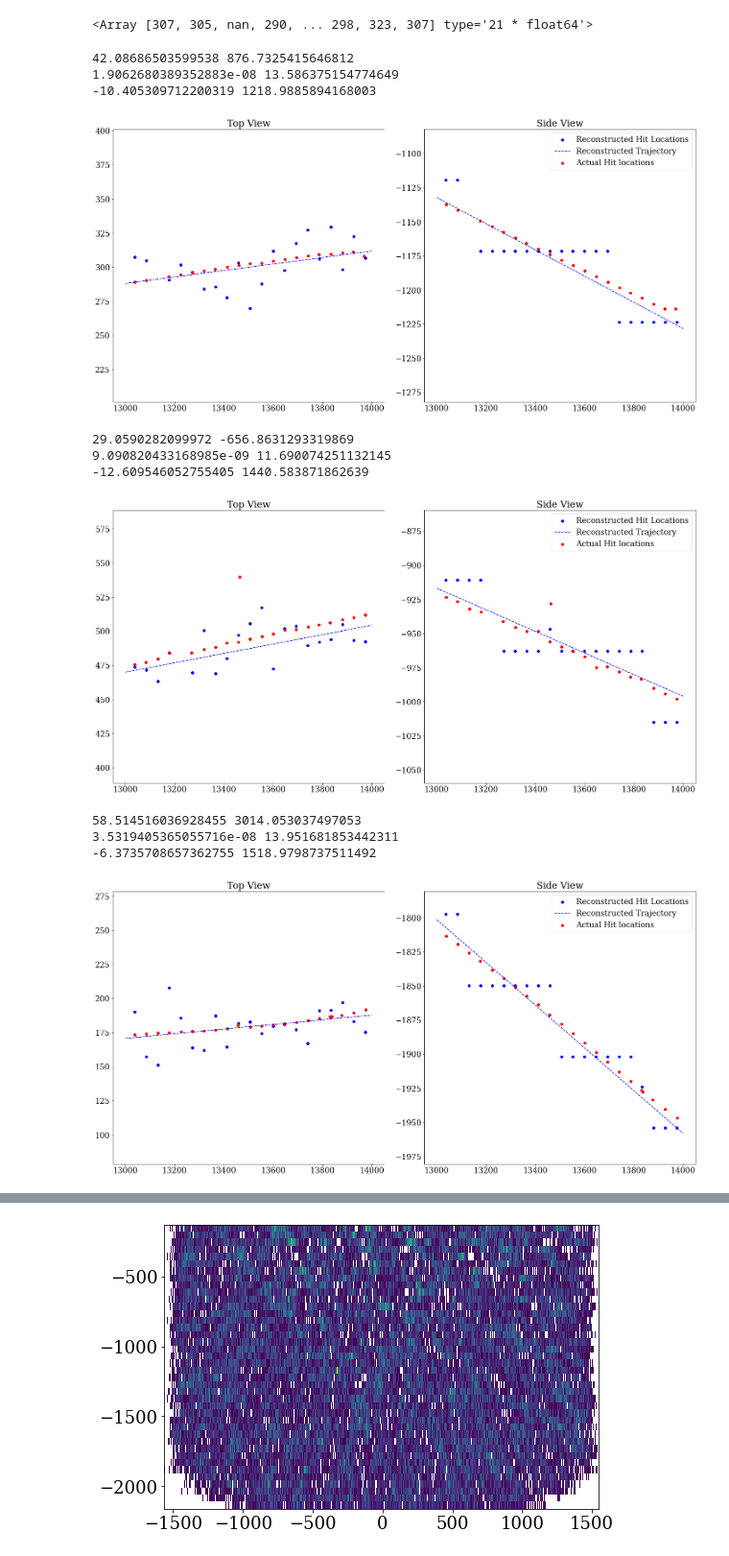
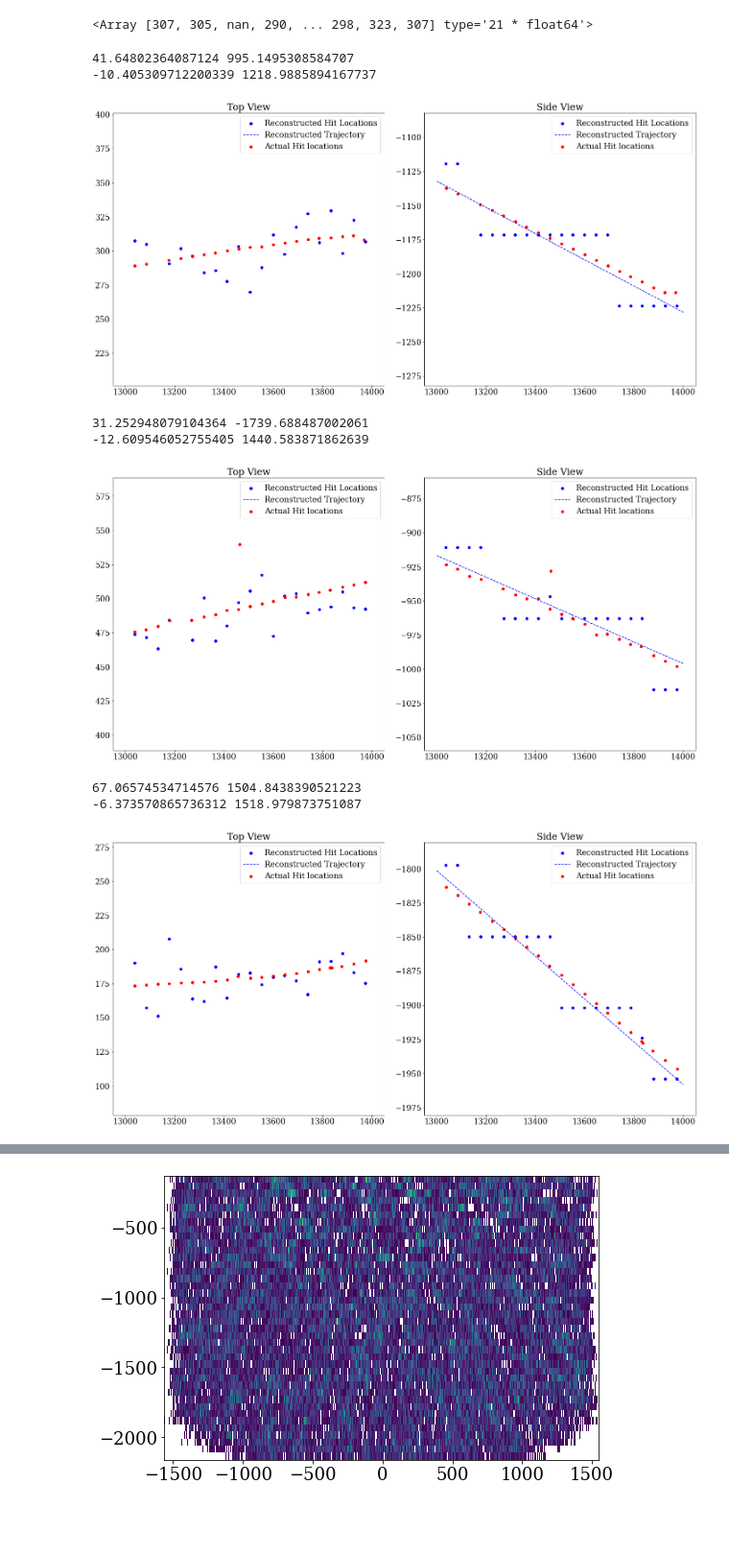
Before and after one commit to peckalec/SiPM-Studies, a Jupyter notebook: fcal_muon_GEMC.ipynb, the cells around one changed output, grey strips where cells are left out. Shown at 96% size. Cells and saved outputs as stored; diff of their text form; code cells hidden in the pictures; blank space fills up the shorter version.

```diff
--- a/fcal_muon_GEMC.ipynb
+++ b/fcal_muon_GEMC.ipynb
@@ -533,3 +533,6 @@ for i in range(len(nEnergies)):
 [figure]
 mu = -0.00, sigma = 16.44
 [figure]
+# %%
+obs = (components[i][MIPcut[i]][hitscut[i]])
+obs
@@ -535,0 +541,3 @@ mu = -0.00, sigma = 16.44
+# %%
+obs_bar = ak.mean(obs)
+obs_bar
@@ -535,0 +546,4 @@ mu = -0.00, sigma = 16.44
+# %%
+y = (avg_ys[i][MIPcut[i]][hitscut[i]])
+y_bar = ak.mean(y)
+y_bar
@@ -539,8 +575,11 @@ for i in range(len(nEnergies)):
     #for sigtype,label, formula in (("TDC","TDCR-TDCL",(TDCR_vals[i][MIPcut[i]]-TDCL_vals[i][MIPcut[i]])[hitscut[i]]),
     y = (avg_ys[i][MIPcut[i]][hitscut[i]])
     obs=(components[i][MIPcut[i]][hitscut[i]])
-    m= (ak.count(y)*np.sum(y*obs)-np.sum(y)*np.sum(obs))/(ak.count(y)*np.sum(y*y)-np.sum(y)**2)
-    b = np.sum(obs-m*y)/ak.count(y)
+    y_bar = ak.mean(y)
+    obs_bar = ak.mean(obs)
+
+    m = ak.sum((y-y_bar)*(obs-obs_bar))/ak.sum((y-y_bar)**2)
+    b = obs_bar-m*y_bar
     print(f"m = {m:.2f},b = {b:.2f}")
     fig, ax = plt.subplots(1,3,figsize=(21,7))
     fig.suptitle(f"Muon Energy: {nEnergies[i]} GeV")
@@ -743,57 +782,61 @@ avg_x_perlayer[0][0]
 #for each event, make a line of best fit connecting (x,z), and (y,z)
 
 for i in range(len(nEnergies)):
-    for eventnum in range(10):
+    for eventnum in range(3):
         xi = avg_x_perlayer[i][eventnum,:]
         zi = avg_z_perlayer[i][eventnum,:]
         Ai = tot_ADC_perlayer[i][eventnum,:]
         x = xi[xi==xi]
         z = zi[xi==xi]
         A = Ai[xi==xi]
-        m_fit,b_fit = np.polyfit(z,x,1,w=A)
-        m = 1/m_fit
-        b = -b_fit/m_fit
-        print(m,b)
-        m_long= (ak.sum(A)*np.sum(z*x*A)-np.sum(z)*np.sum(x*A))/(ak.count(z)*np.sum(z*z)-np.sum(z)**2)
-        b_long = np.sum(x*A-m_long*z)/ak.sum(A)
+
+        z_bar = ak.mean(z,weight=A)
+        x_bar = ak.mean(x,weight=A)
+
+        m_long = ak.sum(A*(z-z_bar)*(x-x_bar))/ak.sum(A*(z-z_bar)**2)
+        b_long = x_bar-m_long*z_bar
+
+        #m_long= (ak.sum(A)*np.sum(z*x*A)-np.sum(z)*np.sum(x*A))/(ak.count(z)*np.sum(z*z)-np.sum(z)**2)
+        #b_long = np.sum(x*A-m_long*z)/ak.sum(A)
         #m_long= (ak.count(z)*np.sum(z*x)-np.sum(z)*np.sum(x))/(ak.count(z)*np.sum(z*z)-np.sum(z)**2)
         #b_long = np.sum(x-m*z)/ak.count(z)
         print(1/m_long,-b_long/m_long)
         xpt = pd.Series([13000, 14000])
 
         fig,ax = plt.subplots(1,2,figsize=(20,10))
         ax[0].set_title("Top View")
         ax[0].scatter(z,x,color="blue",label="Reconstructed Hit Locations")
         ax[0].plot(xpt, m_fit*xpt+b_fit, linestyle="--",color="blue",label="Reconstructed Trajectory")
         ax[0].scatter(avg_zs[i][MIPcut[i]][hitscut[i]][eventnum],avg_xs[i][MIPcut[i]][hitscut[i]][eventnum],color="red",label="Actual Hit locations")
         ax[0].set_ylim(np.mean(x)-100,np.mean(x)+100)
+        ax[0].legend()
+
         yi = avg_y_perlayer[i][eventnum,:]
         y = yi[xi==xi]
         m_fit,b_fit = np.polyfit(z,y,1,w=A)
         m = 1/m_fit
         b = -b_fit/m_fit
         print(m,b)
         xpt = pd.Series([13000, 14000])
+
         ax[1].set_title("Side View")
         ax[1].scatter(z,y,color="blue",label="Reconstructed Hit Locations")
         ax[1].plot(xpt, m_fit*xpt+b_fit, linestyle="--",color="blue",label="Reconstructed Trajectory")
         ax[1].scatter(avg_zs[0][MIPcut[i]][hitscut[i]][eventnum],avg_ys[0][MIPcut[i]][hitscut[i]][eventnum],color="red",label="Actual Hit locations")
         ax[1].set_ylim(np.mean(y)-100,np.mean(y)+100)
         ax[1].legend()
+
         plt.show()
 #plt.plot(avg_x_perlayer[0][0,:],
 #layer = 1
 #avg_x_perlayer[0][0]
 # %% [output]
-42.08686503599538 876.7325415646812
-1.9062680389352883e-08 13.586375154774649
--10.405309712200319 1218.9885894168003
+41.64802364087124 995.1495308584707
+-10.405309712200339 1218.9885894167737
-[figure, old version]
+[figure, new version]
-29.0590282099972 -656.8631293319869
-9.090820433168985e-09 11.690074251132145
+31.252948079104364 -1739.688487002061
 -12.609546052755405 1440.583871862639
-[figure, old version]
+[figure, new version]
-58.514516036928455 3014.053037497053
-3.5319405365055716e-08 13.951681853442311
--6.3735708657362755 1518.9798737511492
+67.06574534714576 1504.8438390521223
+-6.373570865736312 1518.979873751087
-[figure, old version]
+[figure, new version]
```
Also changed, not shown: parts of 38 cells of this notebook.
